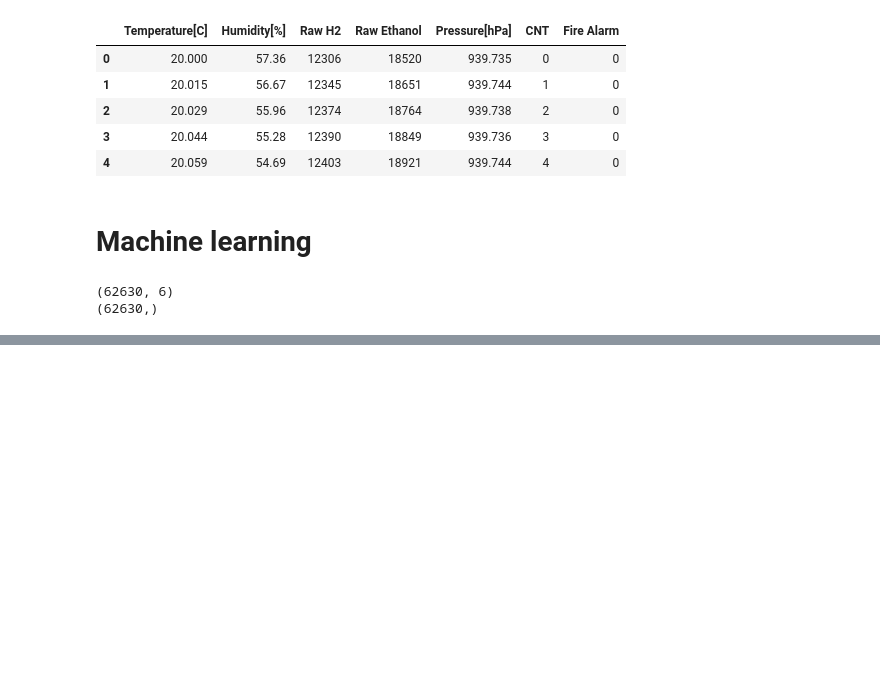
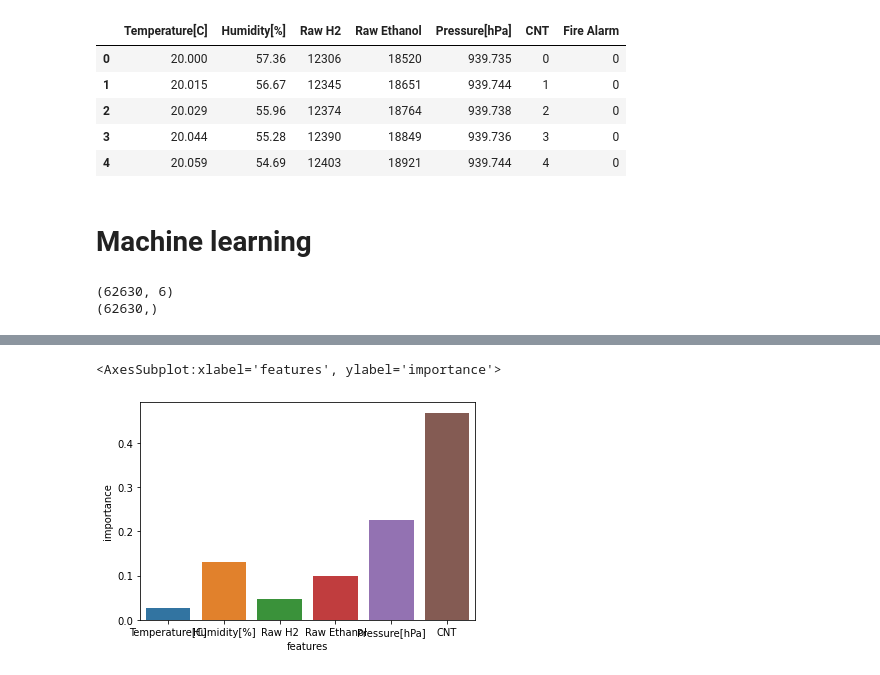
Before and after one commit to CassieCcL/Smoke-Detection, a Jupyter notebook: Smoke-Detection.ipynb, the cells around one changed output, grey strips where cells are left out. Cells and saved outputs as stored; diff of their text form; code cells hidden in the pictures; blank space fills up the shorter version.

```diff
--- a/Smoke-Detection.ipynb
+++ b/Smoke-Detection.ipynb
@@ -216,0 +232,9 @@ grid.predict =
+# %%
+ftip_df = pd.DataFrame({"features": list(X.columns), "importance": model.feature_importances_})
+# %%
+plt.figure(figsize=(10,8))
+ax = sns.barplot(x="features", y="importance", data=ftip_df)
+ax.set_xticklabels(x.)
+# %% [output]
+<AxesSubplot:xlabel='features', ylabel='importance'>
+[figure, added]
```
Also changed, not shown: parts of 9 cells of this notebook.
